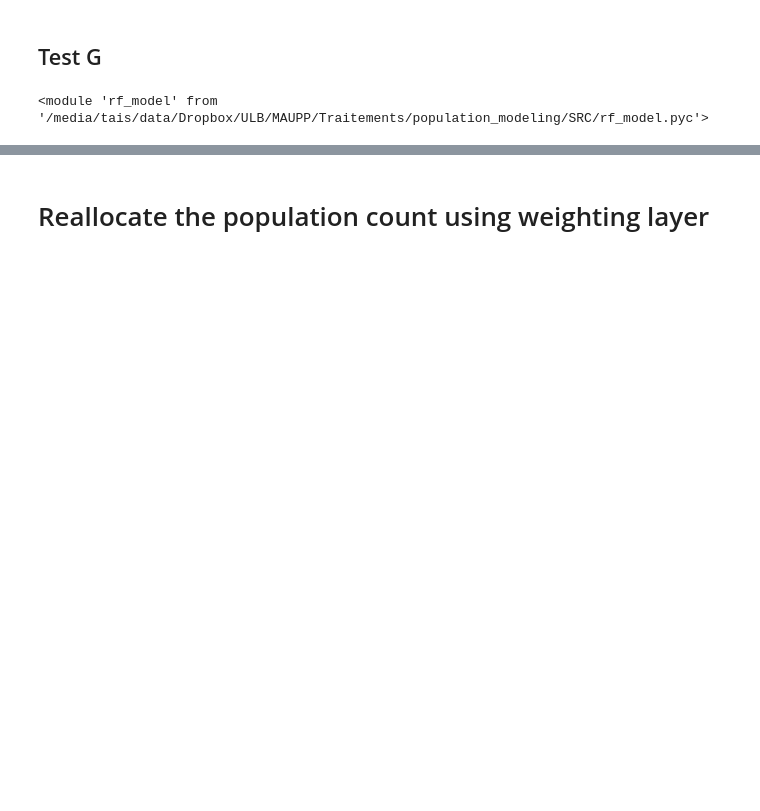
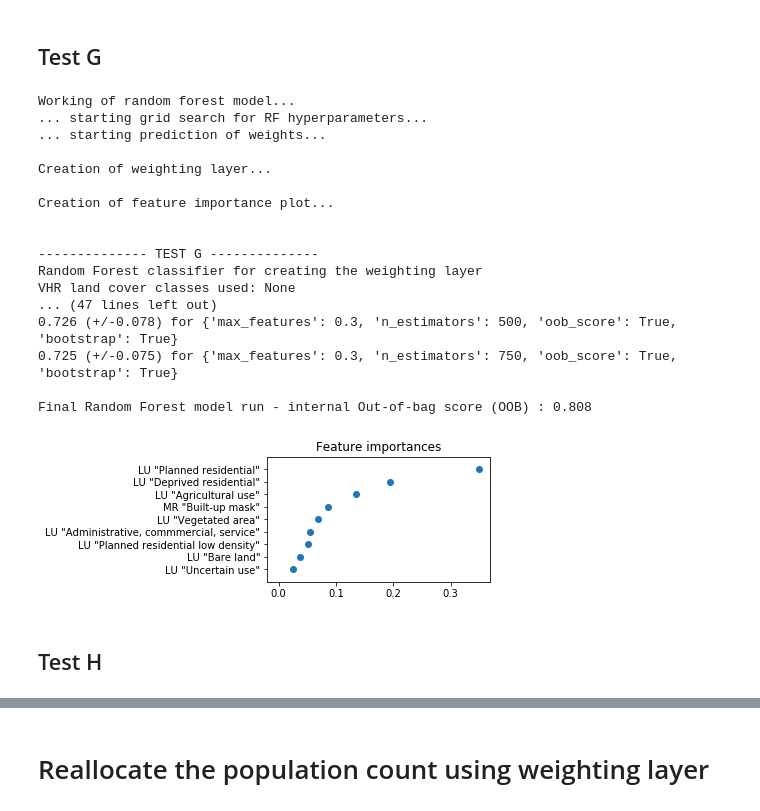
Before and after one commit to tgrippa/Dasymetric_mapping_using_GRASSGIS, a Jupyter notebook: notebooks/2_Processing.ipynb, the cells around one changed output, grey strips where cells are left out. Drawn from its saved outputs; the diff is of its cells as text; code cells hidden in the pictures; blank space fills up the shorter version.

```diff
--- a/notebooks/2_Processing.ipynb
+++ b/notebooks/2_Processing.ipynb
@@ -794,15 +546,41 @@ test = 'G'
-# %%
-# Name of the weighting layer to produce
-output_weighting_layer = "Test_%s_weight"%test
-# Path to the folder where to save outputs
-outputfolder = "/media/tais/My_Book_1/MAUPP/Traitement/Population_modelling_dasymetry/Results/Dakar/Random_Forest/Test_%s"%test
-# Name of plot with feature importance (without file extension)
-plot_name = "RF_feature_importance"
-# Generate paths for output of the test
-path_plot = os.path.join(outputfolder,plot_name)
 # %%
+# Name of test
+test = 'G'
+
 # Define classes of each input layer to be used in the test (lists of values)
-lc_classes = lc_classes_list  # land cover layer
+lc_classes = []  # land cover layer
 lu_classes = lu_classes_list  # land use layer
 mr_classes = ['1']  # medium resolution built-up layer
+
+# Name of layer that will be use to force weights to zero if absence of a built-up class
+layer_to_mask_weights = mr_builtup
+# Value of built-up classes in the 'layer_to_mask_weights' layer (list)
+built_up_pixels = ['1']
+# %%
+# Run the random forest model
+function_log = RandomForest(output_weighting_layer,gridded_vector.split("@")[0],
+                            'cat', lc_classes, lu_classes, mr_classes,
+                            layer_to_mask_weights, built_up_pixels, test)
+log_text+=function_log+'\n'  # Save the function log in the whole log of the notebook
+# %% [output]
+Working of random forest model...
+... starting grid search for RF hyperparameters...
+... starting prediction of weights...
+
+Creation of weighting layer...
+
+Creation of feature importance plot...
+
+
+-------------- TEST G --------------
+Random Forest classifier for creating the weighting layer
+VHR land cover classes used: None
+... (47 lines left out)
+0.726 (+/-0.078) for {'max_features': 0.3, 'n_estimators': 500, 'oob_score': True, 'bootstrap': True}
+0.725 (+/-0.075) for {'max_features': 0.3, 'n_estimators': 750, 'oob_score': True, 'bootstrap': True}
+
+Final Random Forest model run - internal Out-of-bag score (OOB) : 0.808
+[figure, added]
+# %% [markdown]
+## Test H
 # %%
@@ -815,4 +598,0 @@ import rf_model
-# %%
-reload(rf_model)
-# %% [output]
-<module 'rf_model' from '/media/tais/data/Dropbox/ULB/MAUPP/Traitements/population_modeling/SRC/rf_model.pyc'>
```
Also changed, not shown: parts of 121 cells of this notebook.
